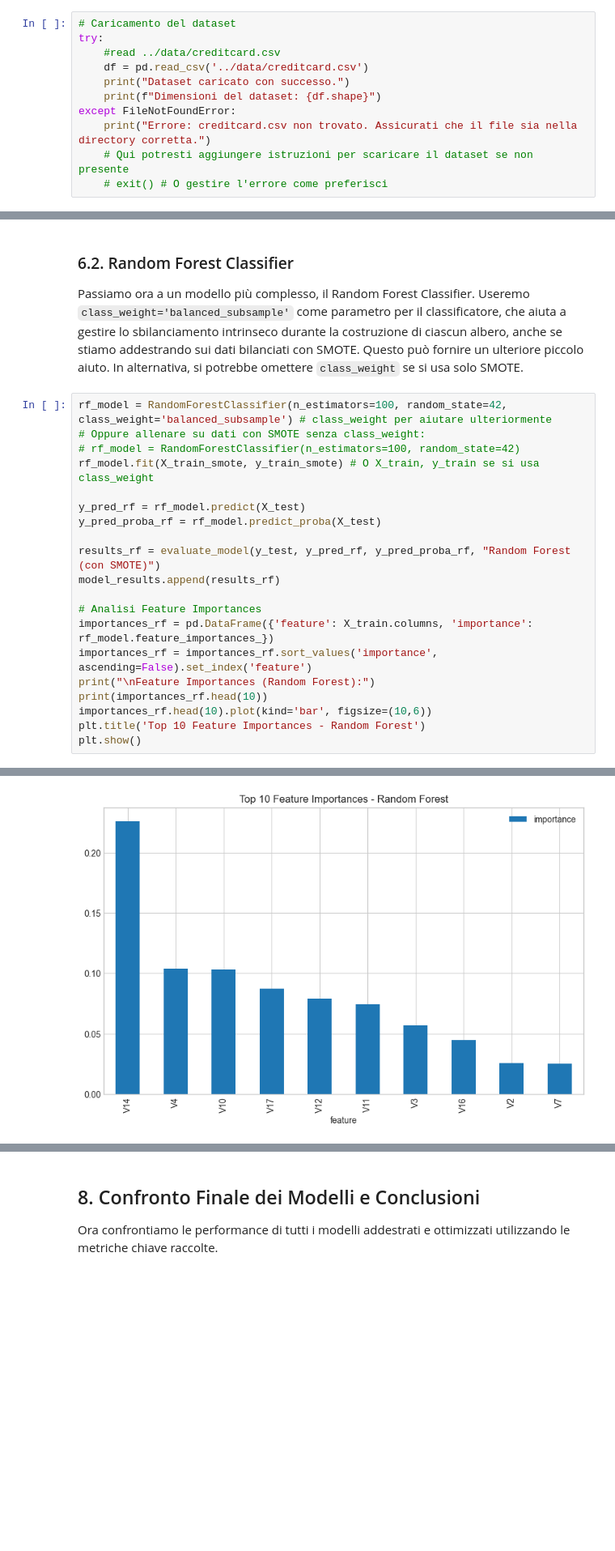
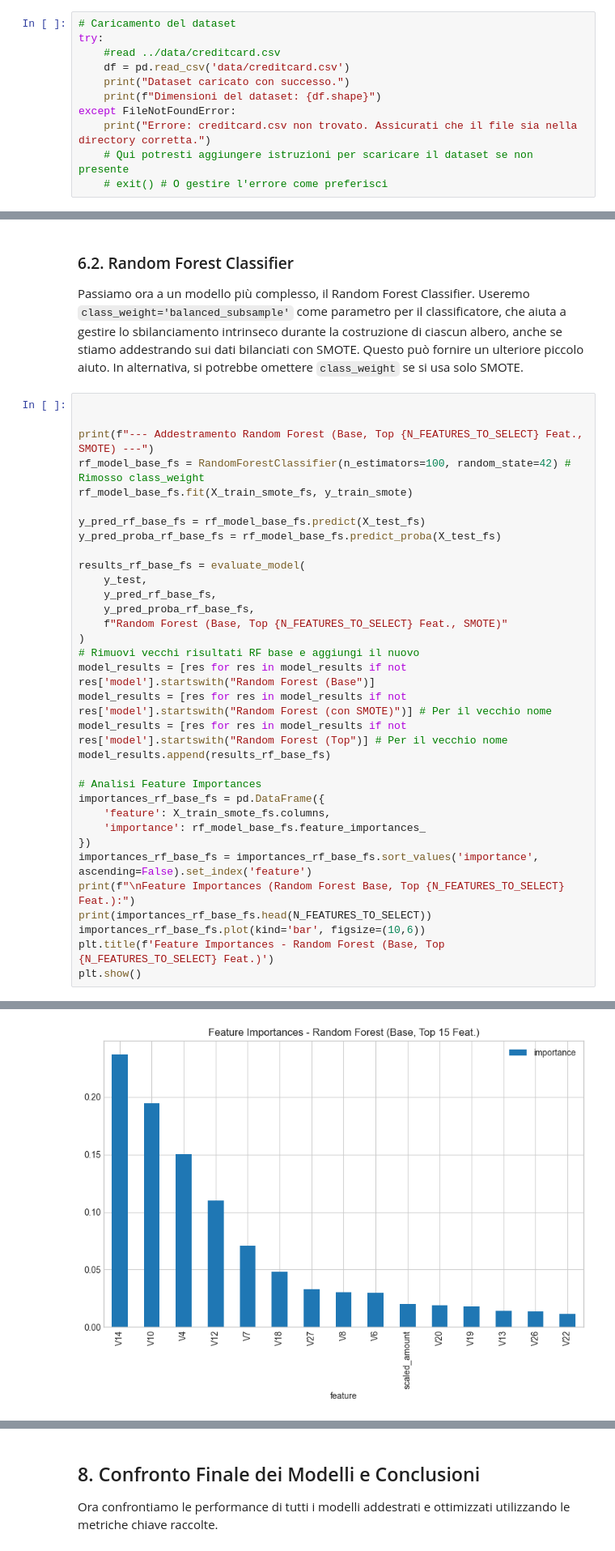
Before and after one commit to alevu3344/PDADI, a Jupyter notebook: notebooks/credit.ipynb, the cells around one changed output, grey strips where cells are left out. Shown: that part at 81% size. Cells and saved outputs as stored; diff of their text form; blank space fills up the shorter version.

```diff
--- a/notebooks/credit.ipynb
+++ b/notebooks/credit.ipynb
@@ -60,7 +60,7 @@ Procediamo con il caricamento e una prima ispezione del dataset.
 # Caricamento del dataset
 try:
     #read ../data/creditcard.csv
-    df = pd.read_csv('../data/creditcard.csv')
+    df = pd.read_csv('data/creditcard.csv')
     print("Dataset caricato con successo.")
     print(f"Dimensioni del dataset: {df.shape}")
 except FileNotFoundError:
@@ -494,23 +527,36 @@ L'**AUC-PR di 0.7249** è un buon punto di partenza, ma l'F1-score basso (0.1109
 
 Passiamo ora a un modello più complesso, il Random Forest Classifier. Useremo `class_weight='balanced_subsample'` come parametro per il classificatore, che aiuta a gestire lo sbilanciamento intrinseco durante la costruzione di ciascun albero, anche se stiamo addestrando sui dati bilanciati con SMOTE. Questo può fornire un ulteriore piccolo aiuto. In alternativa, si potrebbe omettere `class_weight` se si usa solo SMOTE.
 # %%
-rf_model = RandomForestClassifier(n_estimators=100, random_state=42, class_weight='balanced_subsample') # class_weight per aiutare ulteriormente
-# Oppure allenare su dati con SMOTE senza class_weight:
-# rf_model = RandomForestClassifier(n_estimators=100, random_state=42)
-rf_model.fit(X_train_smote, y_train_smote) # O X_train, y_train se si usa class_weight
 
-y_pred_rf = rf_model.predict(X_test)
-y_pred_proba_rf = rf_model.predict_proba(X_test)
 
-results_rf = evaluate_model(y_test, y_pred_rf, y_pred_proba_rf, "Random Forest (con SMOTE)")
-model_results.append(results_rf)
+print(f"--- Addestramento Random Forest (Base, Top {N_FEATURES_TO_SELECT} Feat., SMOTE) ---")
+rf_model_base_fs = RandomForestClassifier(n_estimators=100, random_state=42) # Rimosso class_weight
+rf_model_base_fs.fit(X_train_smote_fs, y_train_smote)
+
+y_pred_rf_base_fs = rf_model_base_fs.predict(X_test_fs)
+y_pred_proba_rf_base_fs = rf_model_base_fs.predict_proba(X_test_fs)
+
+results_rf_base_fs = evaluate_model(
+    y_test,
+    y_pred_rf_base_fs,
+    y_pred_proba_rf_base_fs,
+    f"Random Forest (Base, Top {N_FEATURES_TO_SELECT} Feat., SMOTE)"
+)
+# Rimuovi vecchi risultati RF base e aggiungi il nuovo
+model_results = [res for res in model_results if not res['model'].startswith("Random Forest (Base")]
+model_results = [res for res in model_results if not res['model'].startswith("Random Forest (con SMOTE)")] # Per il vecchio nome
+model_results = [res for res in model_results if not res['model'].startswith("Random Forest (Top")] # Per il vecchio nome
+model_results.append(results_rf_base_fs)
 
 # Analisi Feature Importances
-importances_rf = pd.DataFrame({'feature': X_train.columns, 'importance': rf_model.feature_importances_})
-importances_rf = importances_rf.sort_values('importance', ascending=False).set_index('feature')
-print("\nFeature Importances (Random Forest):")
-print(importances_rf.head(10))
-importances_rf.head(10).plot(kind='bar', figsize=(10,6))
-plt.title('Top 10 Feature Importances - Random Forest')
+importances_rf_base_fs = pd.DataFrame({
+    'feature': X_train_smote_fs.columns,
+    'importance': rf_model_base_fs.feature_importances_
+})
+importances_rf_base_fs = importances_rf_base_fs.sort_values('importance', ascending=False).set_index('feature')
+print(f"\nFeature Importances (Random Forest Base, Top {N_FEATURES_TO_SELECT} Feat.):")
+print(importances_rf_base_fs.head(N_FEATURES_TO_SELECT))
+importances_rf_base_fs.plot(kind='bar', figsize=(10,6))
+plt.title(f'Feature Importances - Random Forest (Base, Top {N_FEATURES_TO_SELECT} Feat.)')
 plt.show()
 # %% [output]
@@ -544,4 +591,4 @@ V7         0.025200
-[figure, old version]
+[figure, new version]
 # %% [markdown]
 **Osservazioni sul Random Forest:**
 Il Random Forest Classifier mostra un miglioramento significativo rispetto alla Logistic Regression su diverse metriche chiave per la classe frode:
```
Also changed, not shown: parts of 11 cells of this notebook, 1 other file.
